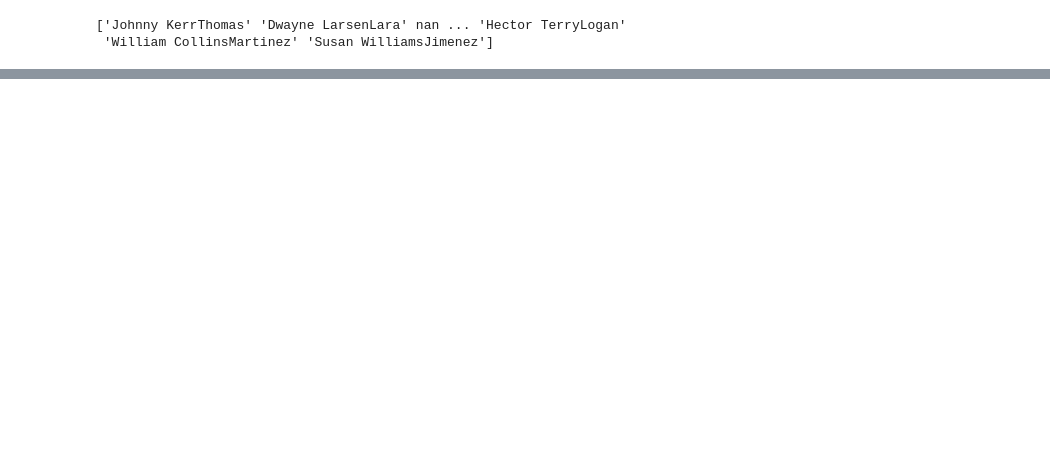
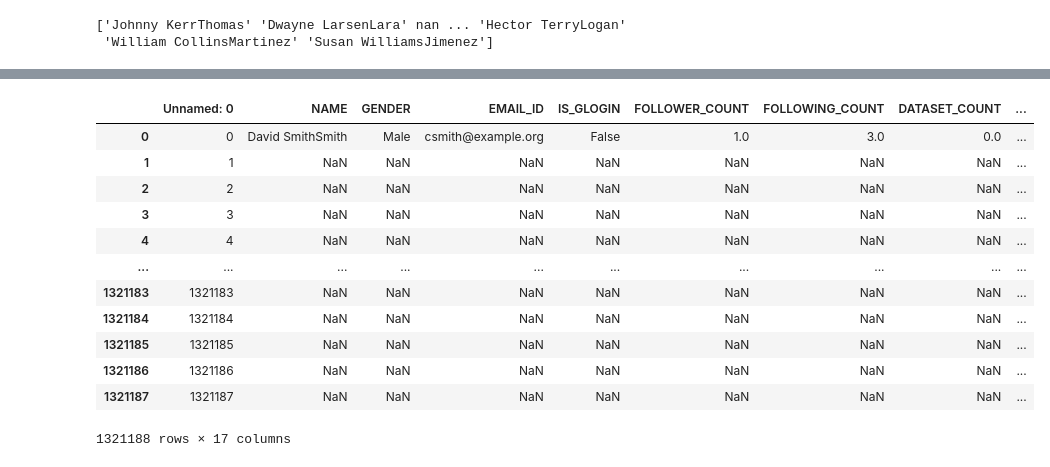
Before and after one commit to rida-manzoor/Pandas, a Jupyter notebook: Untitled.ipynb, the cells around one changed output, grey strips where cells are left out. Cells and saved outputs as stored; diff of their text form; code cells hidden in the pictures; blank space fills up the shorter version.

```diff
--- a/Untitled.ipynb
+++ b/Untitled.ipynb
@@ -81,0 +235,16 @@ print(df["NAME"].unique())
+# %%
+df.mode()
+# %% [output]
+|  | Unnamed: 0 | NAME | GENDER | EMAIL_ID | IS_GLOGIN | FOLLOWER_COUNT | FOLLOWING_COUNT | DATASET_COUNT | ... |
+| 0 | 0 | David SmithSmith | Male | csmith@example.org | False | 1.0 | 3.0 | 0.0 | ... |
+| 1 | 1 | NaN | NaN | NaN | NaN | NaN | NaN | NaN | ... |
+| 2 | 2 | NaN | NaN | NaN | NaN | NaN | NaN | NaN | ... |
+| 3 | 3 | NaN | NaN | NaN | NaN | NaN | NaN | NaN | ... |
+| 4 | 4 | NaN | NaN | NaN | NaN | NaN | NaN | NaN | ... |
+| ... | ... | ... | ... | ... | ... | ... | ... | ... | ... |
+| 1321183 | 1321183 | NaN | NaN | NaN | NaN | NaN | NaN | NaN | ... |
+| 1321184 | 1321184 | NaN | NaN | NaN | NaN | NaN | NaN | NaN | ... |
+| 1321185 | 1321185 | NaN | NaN | NaN | NaN | NaN | NaN | NaN | ... |
+| 1321186 | 1321186 | NaN | NaN | NaN | NaN | NaN | NaN | NaN | ... |
+| 1321187 | 1321187 | NaN | NaN | NaN | NaN | NaN | NaN | NaN | ... |
+1321188 rows × 17 columns
```
Also changed, not shown: parts of 49 cells of this notebook.
